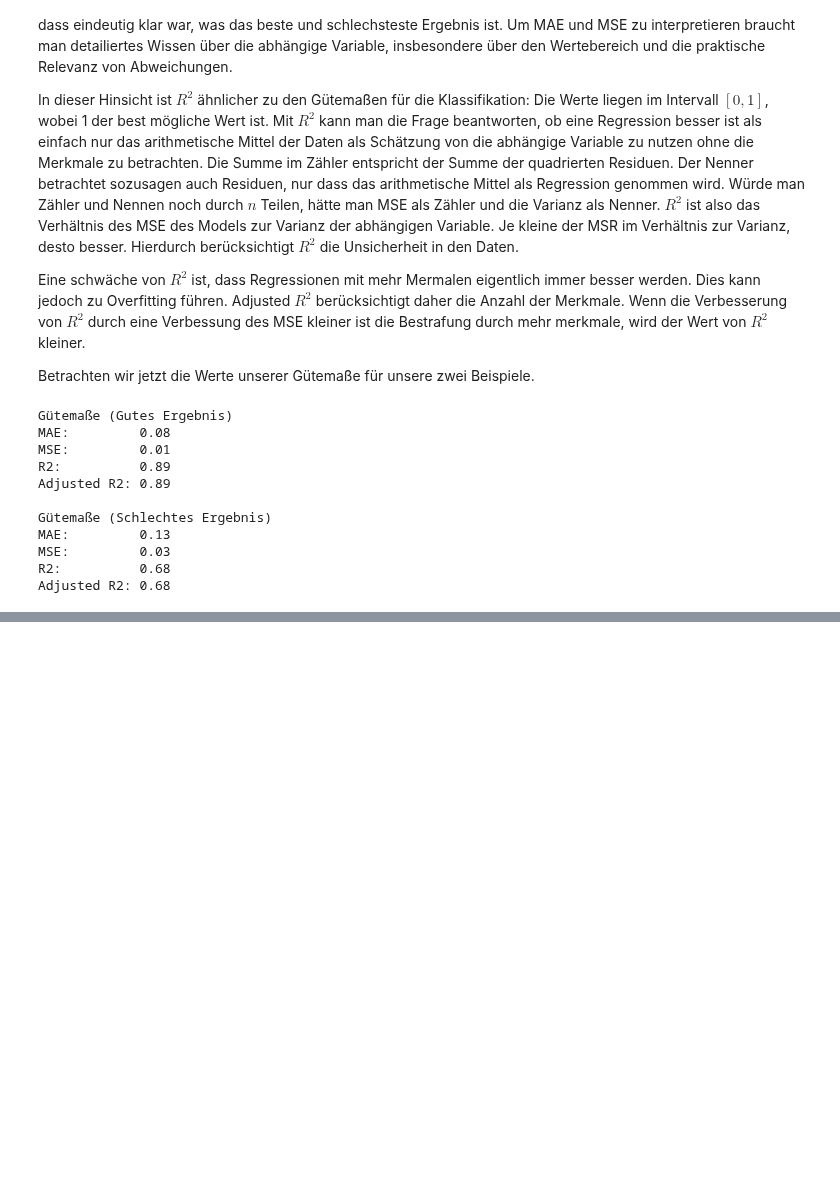
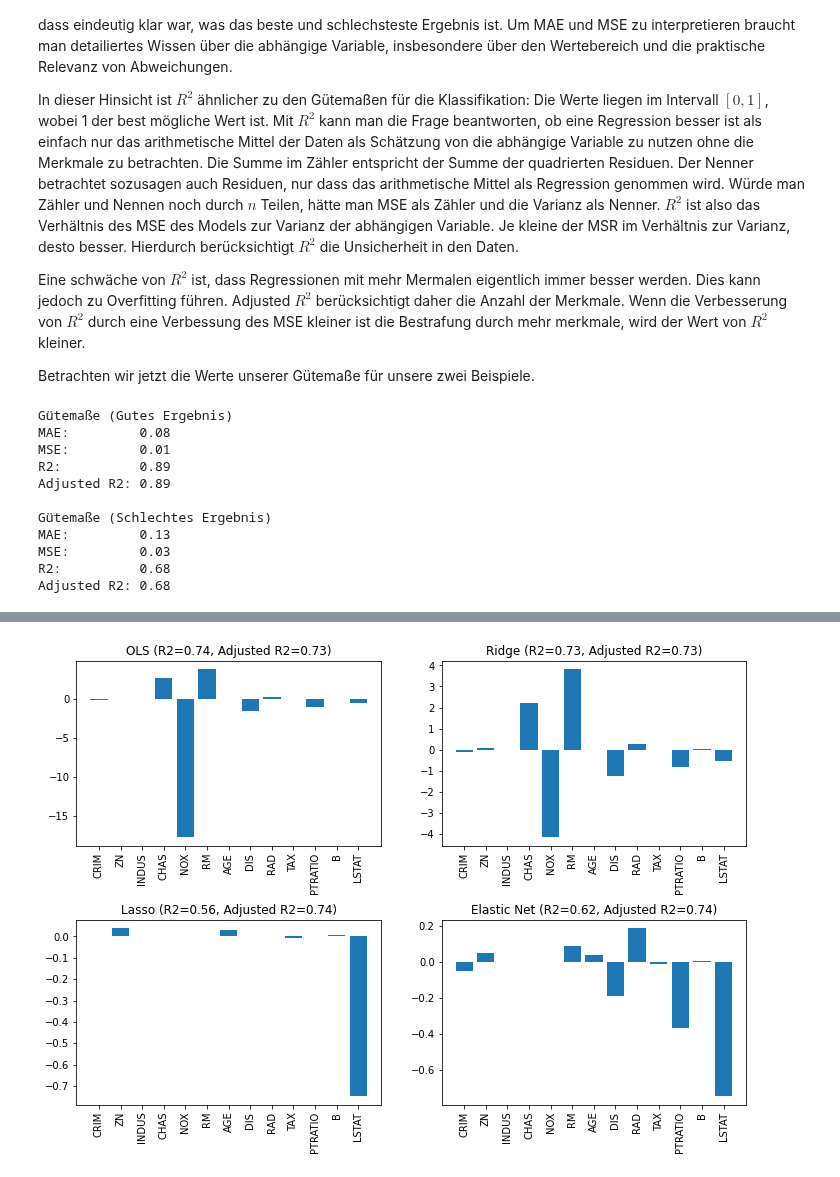
Before and after one commit to sherbold/data-science-crashkurs, a Jupyter notebook: content/chapters/kapitel_08.ipynb, the cells around one changed output, grey strips where cells are left out. Drawn from its saved outputs; the diff is of its cells as text; code cells hidden in the pictures; blank space fills up the shorter version.

```diff
--- a/content/chapters/kapitel_08.ipynb
+++ b/content/chapters/kapitel_08.ipynb
@@ -296,0 +353,51 @@ We now revisit the Boston data, we already know from [Chapter 3](03_Data-Explora
+# %%
+import pandas as pd
+from sklearn import datasets
+from sklearn.linear_model import Ridge, Lasso, ElasticNet
+
+boston = datasets.load_boston()
+predictors = boston.feature_names
+X_boston=boston.data
+Y_boston=boston.target
+
+alpha = 5
+
+# OLS linear regression
+ols = LinearRegression()
+ols.fit(X_boston, Y_boston)
+Y_ols = ols.predict(X_boston)
+
+ridge = Ridge(alpha=alpha)
+ridge.fit(X_boston, Y_boston)
+Y_ridge = ridge.predict(X_boston)
+
+lasso = Lasso(alpha=alpha)
+lasso.fit(X_boston, Y_boston)
+Y_lasso = lasso.predict(X_boston)
+
+elastic = ElasticNet(alpha=alpha, l1_ratio=0.25)
+elastic.fit(X_boston,Y_boston)
+Y_elastic = elastic.predict(X_boston)
+
+fig, axes = plt.subplots(2,2, figsize=(12,7))
+axes[0,0].set_title('OLS (R2=%.2f, Adjusted R2=%.2f)' % (r2_score(Y_boston, Y_ols), adjusted_r2_score(Y_boston, Y_ols, len(Y_boston), sum(ols.coef_!=0))))
+axes[0,0].bar(predictors, ols.coef_)
+axes[0,0].tick_params(axis='x', labelrotation=90)
+
+axes[0,1].set_title('Ridge (R2=%.2f, Adjusted R2=%.2f)' % (r2_score(Y_boston, Y_ridge), adjusted_r2_score(Y_boston, Y_ols, len(Y_boston), sum(ridge.coef_!=0))))
+axes[0,1].bar(boston.feature_names, ridge.coef_)
+axes[0,1].tick_params(axis='x', labelrotation=90)
+
+axes[1,0].set_title('Lasso (R2=%.2f, Adjusted R2=%.2f)' % (r2_score(Y_boston, Y_lasso), adjusted_r2_score(Y_boston, Y_ols, len(Y_boston), sum(lasso.coef_!=0))))
+axes[1,0].bar(boston.feature_names, lasso.coef_)
+axes[1,0].tick_params(axis='x', labelrotation=90)
+
+axes[1,1].set_title('Elastic Net (R2=%.2f, Adjusted R2=%.2f)' % (r2_score(Y_boston, Y_elastic), adjusted_r2_score(Y_boston, Y_ols, len(Y_boston), sum(elastic.coef_!=0))))
+axes[1,1].bar(boston.feature_names, elastic.coef_)
+axes[1,1].tick_params(axis='x', labelrotation=90)
+
+plt.subplots_adjust(left=None, bottom=0, right=None,
+                    top=None, wspace=None, hspace=0.4)
+plt.show()
+# %% [output]
+[figure, added]
```
Also changed, not shown: parts of 5 cells of this notebook.
